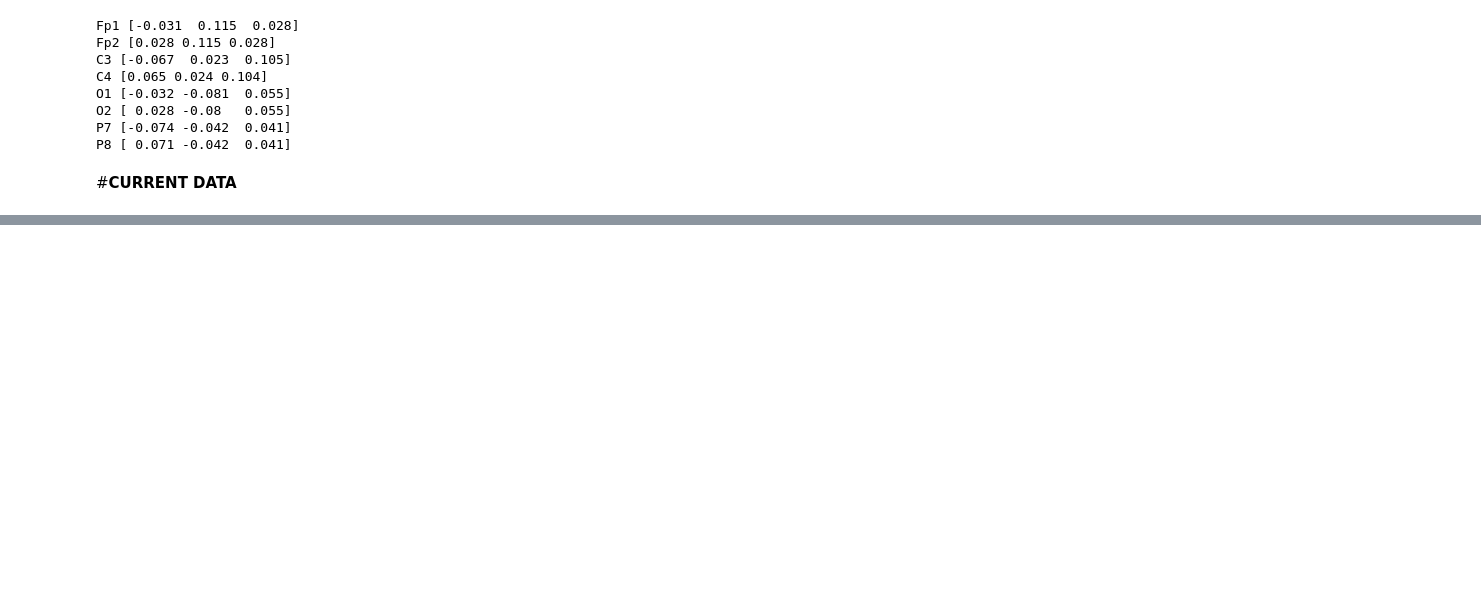
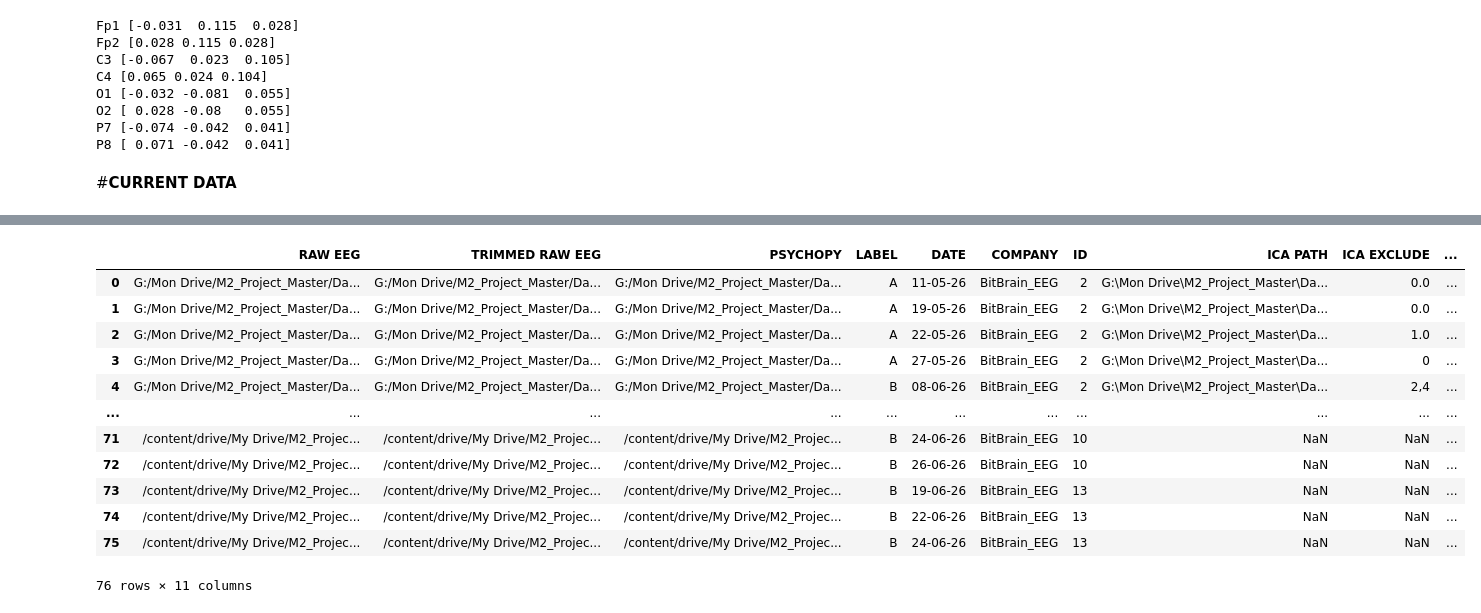
Before and after one commit to RosarioH10062002/M2_master_thesis, a Jupyter notebook: EEG_analysis.ipynb, the cells around one changed output, grey strips where cells are left out. Drawn from its saved outputs; the diff is of its cells as text; code cells hidden in the pictures; blank space fills up the shorter version.

```diff
--- a/EEG_analysis.ipynb
+++ b/EEG_analysis.ipynb
@@ -692,0 +706,47 @@ ID10: Counter({'B': 6, 'A': 6})
+# %%
+#@title UPDATE MY NEW SESSIONS
+def update_bitbrain_sessions():
+    old_file = Path(ROOT_DATASETS, "Bitbrain_eeg_sessions.csv")
+    new_df = (
+        pd.read_csv(Path(ROOT_DATASETS, "all_ids.csv"))
+        .query("COMPANY == 'BitBrain_EEG'")
+        .reset_index(drop=True)
+    )
+    if not old_file.exists():
+        new_df.to_csv(old_file, index=False)
+        return new_df
+
+    old_df = pd.read_csv(old_file)
+    keys = ["ID", "DATE", "LABEL"]
+
+    old_keys = set(map(tuple, old_df[keys].values))
+    new_sessions = new_df[
+        ~new_df[keys].apply(tuple, axis=1).isin(old_keys)
+    ].copy()
+
+    for col in old_df.columns:
+        if col not in new_sessions.columns:
+            new_sessions[col] = pd.NA
+    new_sessions = new_sessions[old_df.columns]
+    final_df = pd.concat([old_df, new_sessions], ignore_index=True)
+    final_df.to_csv(old_file, index=False)
+
+    return final_df
+
+
+df_final = update_bitbrain_sessions()
+display(df_final)
+# %% [output]
+|  | RAW EEG | TRIMMED RAW EEG | PSYCHOPY | LABEL | DATE | COMPANY | ID | ICA PATH | ICA EXCLUDE | ... |
+| 0 | G:/Mon Drive/M2_Project_Master/Da... | G:/Mon Drive/M2_Project_Master/Da... | G:/Mon Drive/M2_Project_Master/Da... | A | 11-05-26 | BitBrain_EEG | 2 | G:\Mon Drive\M2_Project_Master\Da... | 0.0 | ... |
+| 1 | G:/Mon Drive/M2_Project_Master/Da... | G:/Mon Drive/M2_Project_Master/Da... | G:/Mon Drive/M2_Project_Master/Da... | A | 19-05-26 | BitBrain_EEG | 2 | G:\Mon Drive\M2_Project_Master\Da... | 0.0 | ... |
+| 2 | G:/Mon Drive/M2_Project_Master/Da... | G:/Mon Drive/M2_Project_Master/Da... | G:/Mon Drive/M2_Project_Master/Da... | A | 22-05-26 | BitBrain_EEG | 2 | G:\Mon Drive\M2_Project_Master\Da... | 1.0 | ... |
+| 3 | G:/Mon Drive/M2_Project_Master/Da... | G:/Mon Drive/M2_Project_Master/Da... | G:/Mon Drive/M2_Project_Master/Da... | A | 27-05-26 | BitBrain_EEG | 2 | G:\Mon Drive\M2_Project_Master\Da... | 0 | ... |
+| 4 | G:/Mon Drive/M2_Project_Master/Da... | G:/Mon Drive/M2_Project_Master/Da... | G:/Mon Drive/M2_Project_Master/Da... | B | 08-06-26 | BitBrain_EEG | 2 | G:\Mon Drive\M2_Project_Master\Da... | 2,4 | ... |
+| ... | ... | ... | ... | ... | ... | ... | ... | ... | ... | ... |
+| 71 | /content/drive/My Drive/M2_Projec... | /content/drive/My Drive/M2_Projec... | /content/drive/My Drive/M2_Projec... | B | 24-06-26 | BitBrain_EEG | 10 | NaN | NaN | ... |
+| 72 | /content/drive/My Drive/M2_Projec... | /content/drive/My Drive/M2_Projec... | /content/drive/My Drive/M2_Projec... | B | 26-06-26 | BitBrain_EEG | 10 | NaN | NaN | ... |
+| 73 | /content/drive/My Drive/M2_Projec... | /content/drive/My Drive/M2_Projec... | /content/drive/My Drive/M2_Projec... | B | 19-06-26 | BitBrain_EEG | 13 | NaN | NaN | ... |
+| 74 | /content/drive/My Drive/M2_Projec... | /content/drive/My Drive/M2_Projec... | /content/drive/My Drive/M2_Projec... | B | 22-06-26 | BitBrain_EEG | 13 | NaN | NaN | ... |
+| 75 | /content/drive/My Drive/M2_Projec... | /content/drive/My Drive/M2_Projec... | /content/drive/My Drive/M2_Projec... | B | 24-06-26 | BitBrain_EEG | 13 | NaN | NaN | ... |
+76 rows × 11 columns
```
Also changed, not shown: parts of 16 cells of this notebook.
